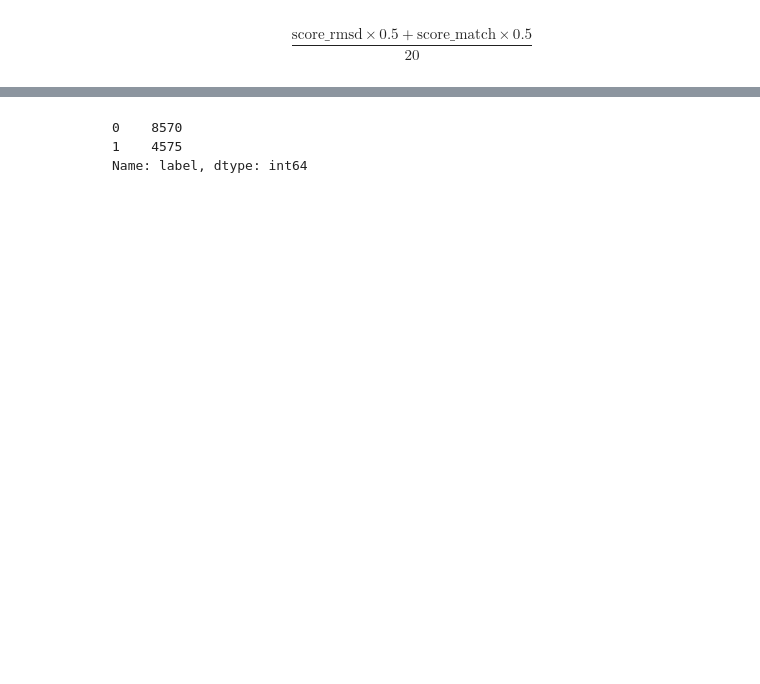
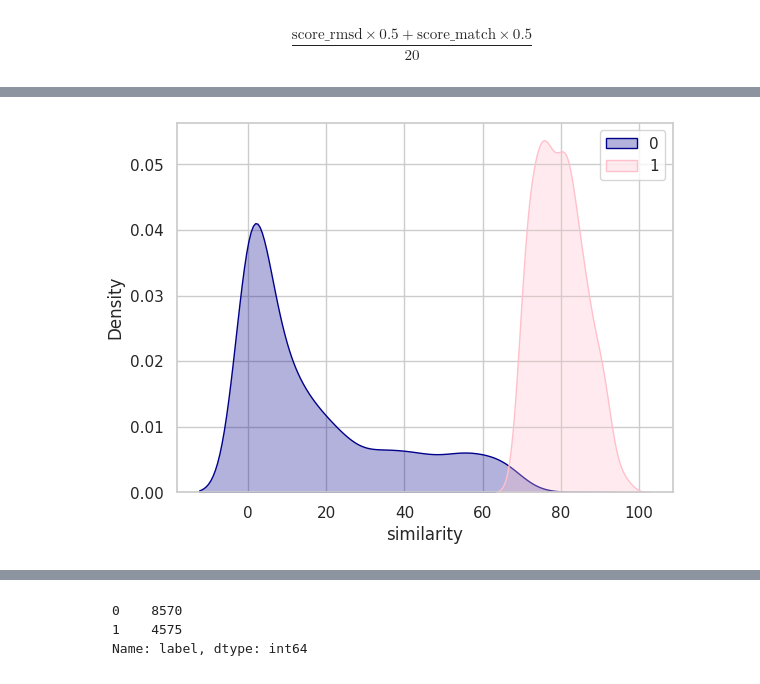
Before and after one commit to glauco-endrigo/BindRanker, a Jupyter notebook: Datafactory/Label.ipynb, the cells around one changed output, grey strips where cells are left out. Saved outputs shown, nothing was run; the diff lists cells and outputs as text; code cells hidden in the pictures; blank space fills up the shorter version.

```diff
--- a/Datafactory/Label.ipynb
+++ b/Datafactory/Label.ipynb
@@ -106,0 +114,21 @@ label.head()
+# %%
+import seaborn as sns
+import matplotlib.pyplot as plt
+
+# Set the style for the plot
+sns.set(style="whitegrid")
+
+# Create a figure and axis
+fig, ax = plt.subplots()
+
+# Plot density plots for each class with increased transparency
+sns.kdeplot(data=label[label['label'] == 0], x='similarity', fill=True, color='darkblue', alpha=0.3, ax=ax, label='0')
+sns.kdeplot(data=label[label['label'] == 1], x='similarity', fill=True, color='pink', alpha=0.3, ax=ax, label='1')
+
+# Show the legend
+ax.legend()
+
+# Display the plot
+plt.show()
+# %% [output]
+[figure, added]
```
Also changed, not shown: parts of 11 cells of this notebook, 3 other files.
